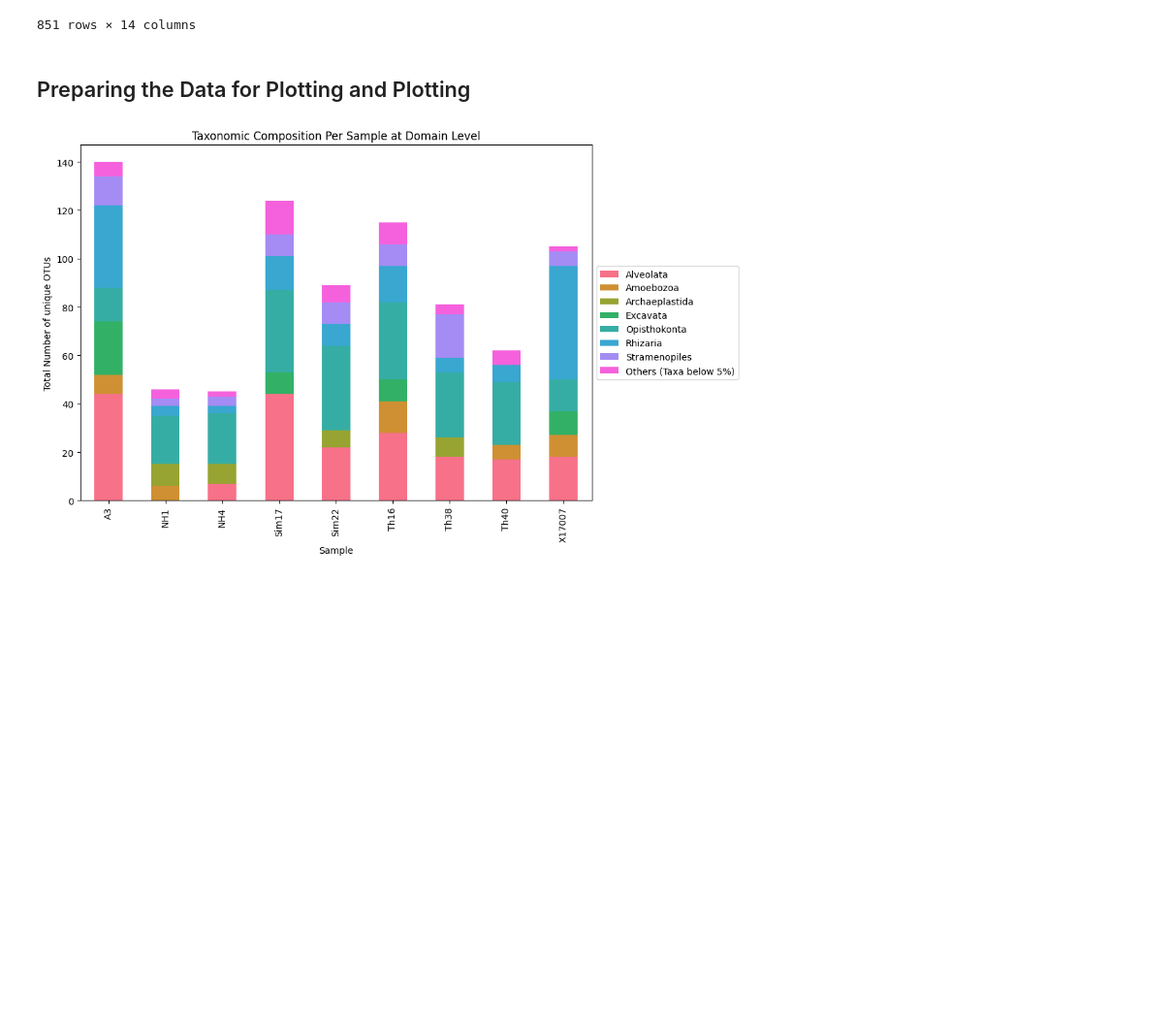
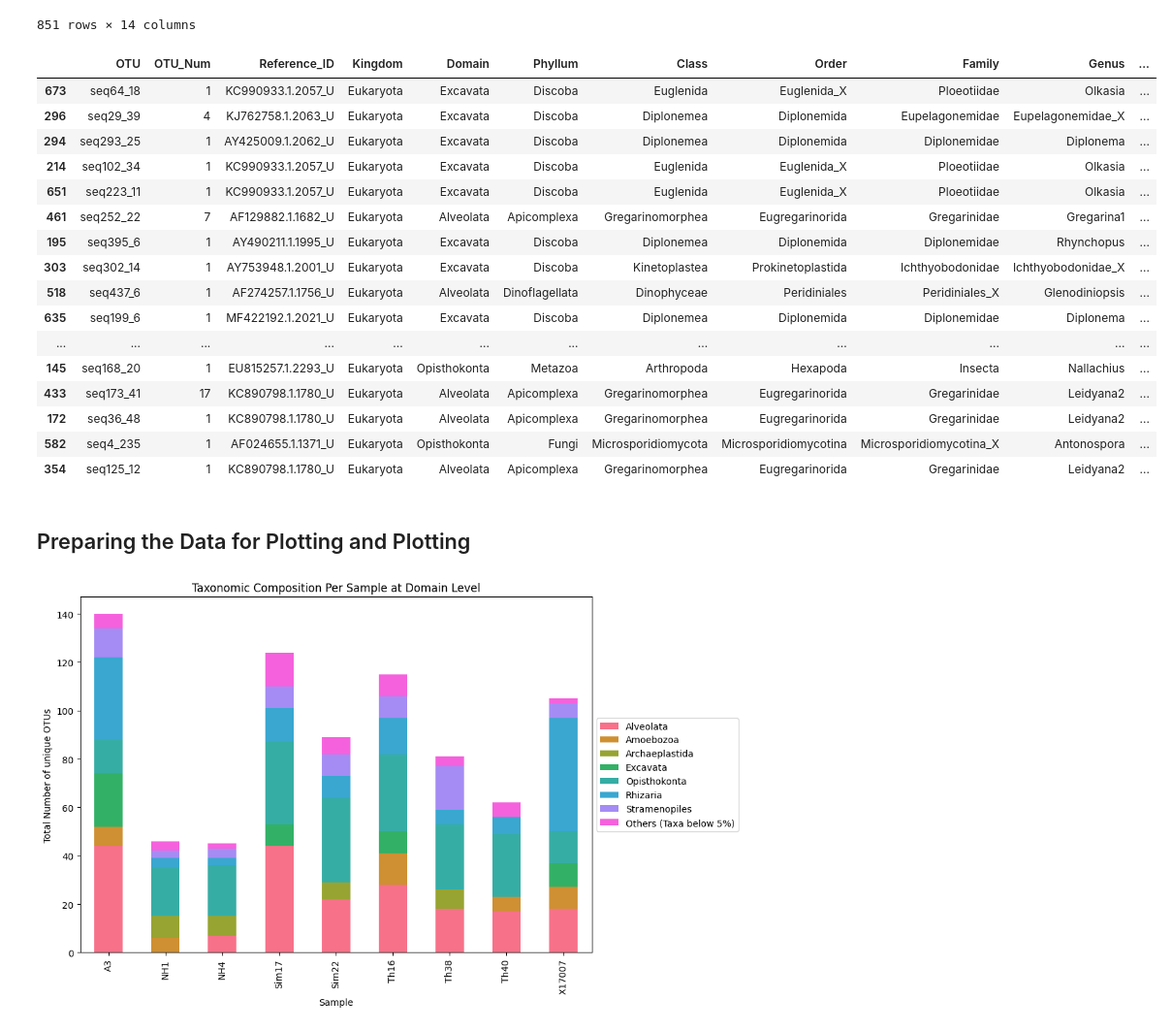
Before and after one commit to wRajter/vampyrella_2023, a Jupyter notebook: notebooks/tax_assignment_table.ipynb, the cells around one changed output. Shown at 97% size. Drawn from its saved outputs; the diff is of its cells as text; code cells hidden in the pictures; blank space fills up the shorter version.

```diff
--- a/notebooks/tax_assignment_table.ipynb
+++ b/notebooks/tax_assignment_table.ipynb
@@ -172,6 +172,26 @@ all_samples
 | 849 | seq72_22 | 1 | HE614616.1.7859_U | Eukaryota | Amoebozoa | Conosa | MycetozoaMyxogastrea | StemonitalesPhysarales | Didymiaceae | Diderma | ... |
 | 850 | seq83_37 | 1 | AB701502.1.1648_U | Eukaryota | Archaeplastida | Chlorophyta | Chlorophyceae | Chlamydomonadales | Chlamydomonadales_X | Chlamydomonas | ... |
 851 rows × 14 columns
+# %%
+all_samples.sort_values('Pident').head(20)
+# %% [output]
+|  | OTU | OTU_Num | Reference_ID | Kingdom | Domain | Phyllum | Class | Order | Family | Genus | ... |
+| 673 | seq64_18 | 1 | KC990933.1.2057_U | Eukaryota | Excavata | Discoba | Euglenida | Euglenida_X | Ploeotiidae | Olkasia | ... |
+| 296 | seq29_39 | 4 | KJ762758.1.2063_U | Eukaryota | Excavata | Discoba | Diplonemea | Diplonemida | Eupelagonemidae | Eupelagonemidae_X | ... |
+| 294 | seq293_25 | 1 | AY425009.1.2062_U | Eukaryota | Excavata | Discoba | Diplonemea | Diplonemida | Diplonemidae | Diplonema | ... |
+| 214 | seq102_34 | 1 | KC990933.1.2057_U | Eukaryota | Excavata | Discoba | Euglenida | Euglenida_X | Ploeotiidae | Olkasia | ... |
+| 651 | seq223_11 | 1 | KC990933.1.2057_U | Eukaryota | Excavata | Discoba | Euglenida | Euglenida_X | Ploeotiidae | Olkasia | ... |
+| 461 | seq252_22 | 7 | AF129882.1.1682_U | Eukaryota | Alveolata | Apicomplexa | Gregarinomorphea | Eugregarinorida | Gregarinidae | Gregarina1 | ... |
+| 195 | seq395_6 | 1 | AY490211.1.1995_U | Eukaryota | Excavata | Discoba | Diplonemea | Diplonemida | Diplonemidae | Rhynchopus | ... |
+| 303 | seq302_14 | 1 | AY753948.1.2001_U | Eukaryota | Excavata | Discoba | Kinetoplastea | Prokinetoplastida | Ichthyobodonidae | Ichthyobodonidae_X | ... |
+| 518 | seq437_6 | 1 | AF274257.1.1756_U | Eukaryota | Alveolata | Dinoflagellata | Dinophyceae | Peridiniales | Peridiniales_X | Glenodiniopsis | ... |
+| 635 | seq199_6 | 1 | MF422192.1.2021_U | Eukaryota | Excavata | Discoba | Diplonemea | Diplonemida | Diplonemidae | Diplonema | ... |
+| ... | ... | ... | ... | ... | ... | ... | ... | ... | ... | ... | ... |
+| 145 | seq168_20 | 1 | EU815257.1.2293_U | Eukaryota | Opisthokonta | Metazoa | Arthropoda | Hexapoda | Insecta | Nallachius | ... |
+| 433 | seq173_41 | 17 | KC890798.1.1780_U | Eukaryota | Alveolata | Apicomplexa | Gregarinomorphea | Eugregarinorida | Gregarinidae | Leidyana2 | ... |
+| 172 | seq36_48 | 1 | KC890798.1.1780_U | Eukaryota | Alveolata | Apicomplexa | Gregarinomorphea | Eugregarinorida | Gregarinidae | Leidyana2 | ... |
+| 582 | seq4_235 | 1 | AF024655.1.1371_U | Eukaryota | Opisthokonta | Fungi | Microsporidiomycota | Microsporidiomycotina | Microsporidiomycotina_X | Antonospora | ... |
+| 354 | seq125_12 | 1 | KC890798.1.1780_U | Eukaryota | Alveolata | Apicomplexa | Gregarinomorphea | Eugregarinorida | Gregarinidae | Leidyana2 | ... |
 # %%
 # Save the DataFrame to CSV
 output_filename = f'final_tax_table_{marker}_{sim}.csv'
```
Also changed, not shown: 1 other file.
